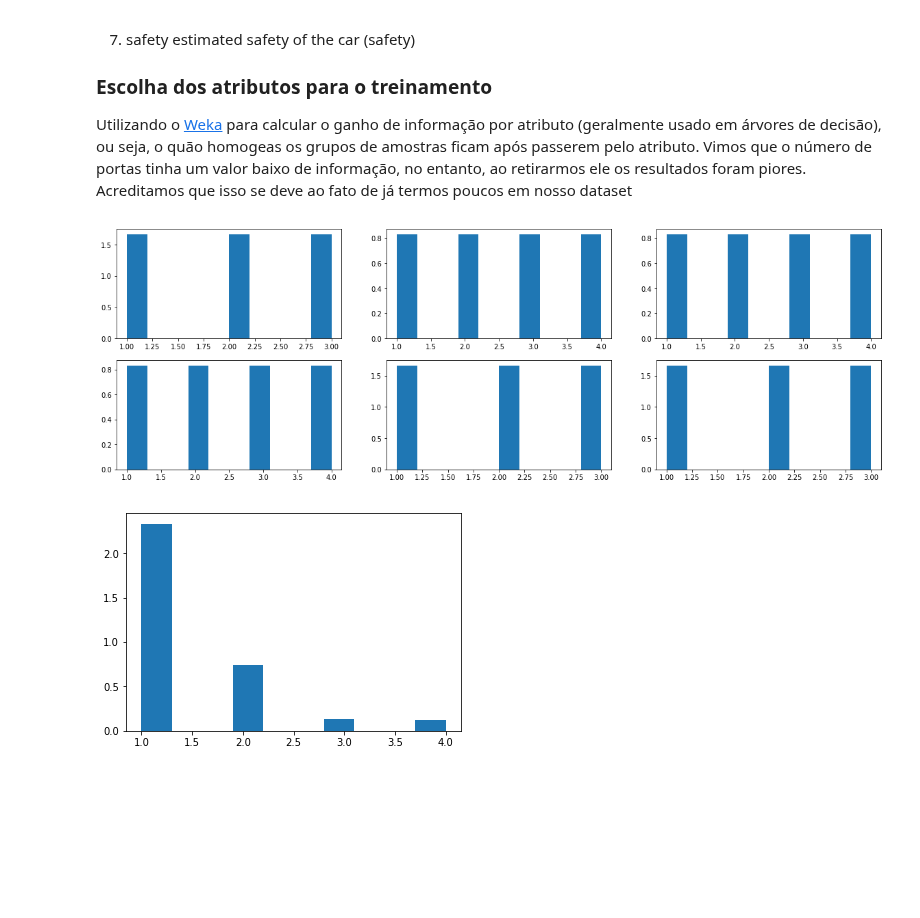
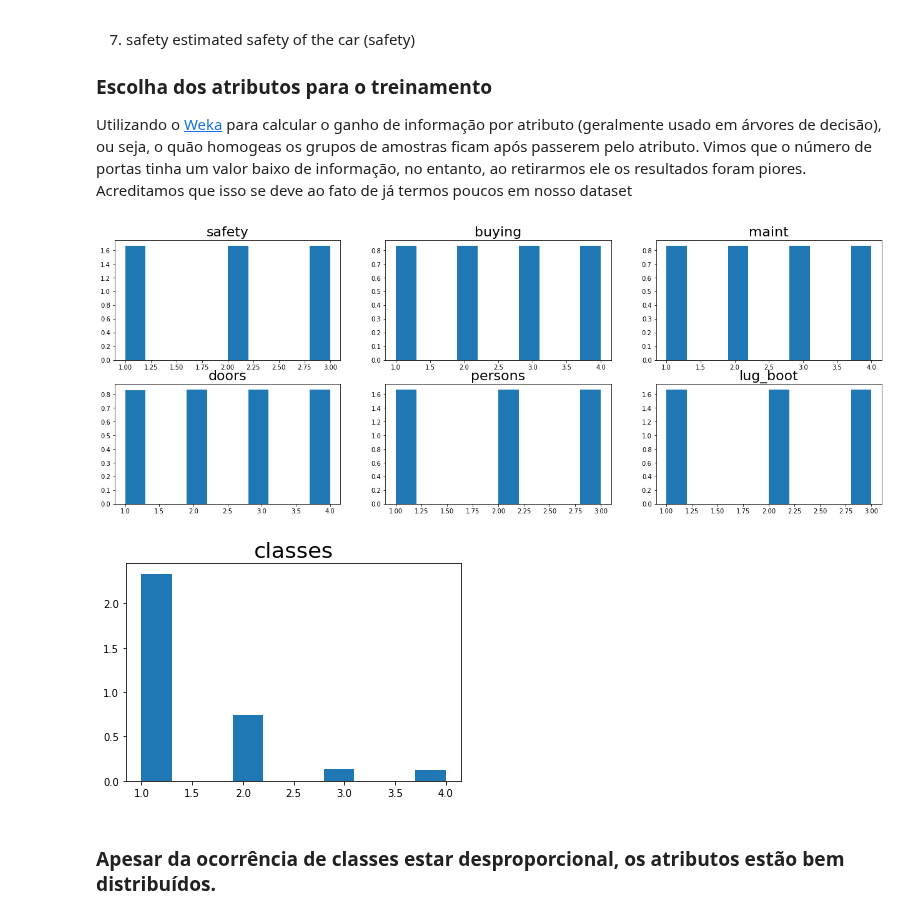
Before and after one commit to Pedro-Magalhaes/Teste, a Jupyter notebook: t1_2/machine_learning.ipynb, the cells around one changed output. Drawn from its saved outputs; the diff is of its cells as text; code cells hidden in the pictures; blank space fills up the shorter version.

```diff
--- a/t1_2/machine_learning.ipynb
+++ b/t1_2/machine_learning.ipynb
@@ -67,35 +67,43 @@ X = dataset[:,0:6]
 Y = np.asarray(dataset[:,6], dtype="S6")
 # Usando a função do sklearn para separar os casos de treino e de teste
 X_Train, X_Test, Y_Train, Y_Test = train_test_split(X, Y, test_size=0.2)
 
 outcome_labels = {0: 'unacc', 1:'acc', 2:'good', 3:'vgood'}
 
 def showDataHist(dataFrame):
-    plt.figure(figsize=(20,10))
+    plt.figure(figsize=(22,12))
     plt.subplot(3,3,1)
     plt.hist(dataframe.safety, density=1)
+    plt.title('safety',fontdict={'fontsize':22})
     plt.subplot(3,3,2)
     plt.hist(dataframe.buying, density=1)
+    plt.title('buying',fontdict={'fontsize':22})
     plt.subplot(3,3,3)
     plt.hist(dataframe.maint, density=1)
+    plt.title('maint',fontdict={'fontsize':22})
     plt.subplot(3,3,4)
     plt.hist(dataframe.doors, density=1)
+    plt.title('doors',fontdict={'fontsize':22})
     plt.subplot(3,3,5)
     plt.hist(dataframe.persons, density=1)
+    plt.title('persons',fontdict={'fontsize':22})
     plt.subplot(3,3,6)
     plt.hist(dataframe.lug_boot, density=1)
+    plt.title('lug_boot',fontdict={'fontsize':22})
     plt.show()
     plt.hist(dataframe.classes, density=1)
+    plt.title('classes',fontdict={'fontsize':22})
     plt.show()
+
     # Criando o Histograma com a distribuição das classes
 
     # Histograma de cada atributo do problema
     #plt.hist(dataframe.buying)
 
     plt.show()
 showDataHist(dataframe)
-#proporcao_aceitalvel = len([Y['classes']==1]]) / len(Y)
-#proporcao_aceitalvel
 # %% [output]
-[figure, old version]
+[figure, new version]
-[figure, old version]
+[figure, new version]
+# %% [markdown]
+### Apesar da ocorrência de classes estar desproporcional, os atributos estão bem distribuídos.
```
Also changed, not shown: parts of 9 cells of this notebook.
